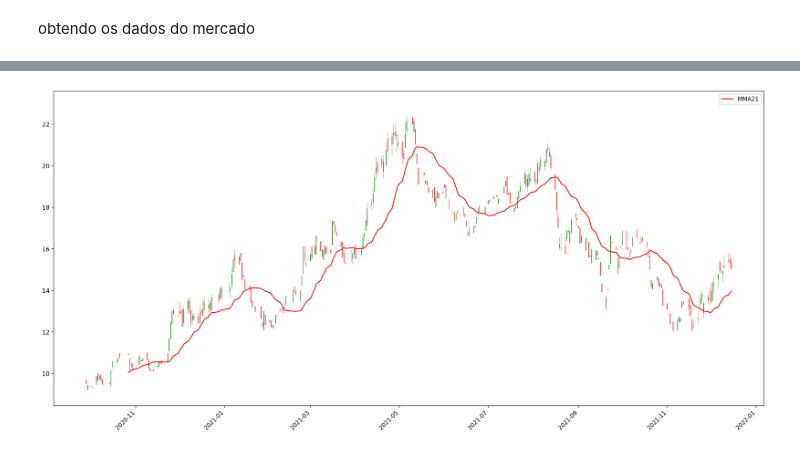
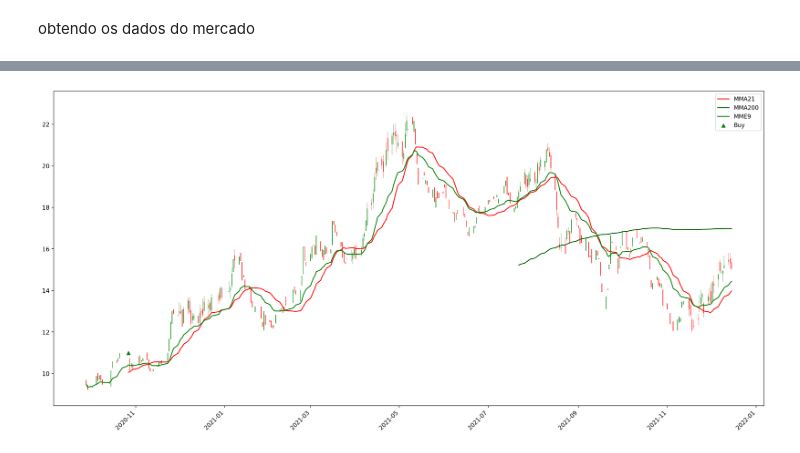
Before and after one commit to mozzaquatro/financial_market, a Jupyter notebook: 02_Definindo_intervalos,_calculando_e_plotando_médias_móveis.ipynb, the cells around one changed output, grey strips where cells are left out. Drawn from its saved outputs; the diff is of its cells as text; code cells hidden in the pictures.

```diff
--- a/02_Definindo_intervalos,_calculando_e_plotando_médias_móveis.ipynb
+++ b/02_Definindo_intervalos,_calculando_e_plotando_médias_móveis.ipynb
@@ -48,10 +33,10 @@ data
 mma21 = pd.DataFrame()
 mma21['close'] = data['close'].rolling(window=21).mean()
 mma200 = pd.DataFrame()
-mma200 = data.close.rolling(200).mean()
+mma200['close'] = data['close'].rolling(200).mean()
 #media exponencial
 mme9 = pd.DataFrame()
-mme9 = data.close.ewm(9).mean()
+mme9['close'] = data['close'].ewm(9).mean()
 # %%
 # Calculating the average of volue of window of 50 days
 VOL50 = pd.DataFrame()
@@ -79,0 +50,8 @@ mma21
+# %%
+# colocando tudo no dataframe de compra
+buy = pd.DataFrame()
+buy[ticket] = data['close']
+buy['mme9'] = mme9['close']
+buy['mma21'] = mma21['close']
+buy['VOL15'] = VOL15['volume']
+buy['VOL50'] = VOL50['volume']
@@ -86,23 +66,23 @@ def buy_sell(data):
     for i in range(len(data)):
         # GOLDEN CROSS & VOL50 > VOL200
         ##if ((data['SMA30'][i] > data['SMA100'][i]) and (data['VOL15'][i] > data['VOL50'][i])):
-        if ((data['mme9'][i] > data['SMA100'][i]) and (data['VOL15'][i] > data['VOL50'][i])):
+        if ((data['mme9'][i] > data['mma21'][i]) ): # and (data['VOL15'][i] > data['VOL50'][i])):
             if flag != 1:
-                sigBuy.append(data['AAPL'][i])
+                sigBuy.append(data[ticket][i])
                 sigSell.append(np.nan)
                 flag = 1
             else:
                 sigBuy.append(np.nan)
                 sigSell.append(np.nan)
         # DEATH CROSS
-        elif data['SMA30'][i] < data['SMA100'][i]:
-            if flag != 0:
-                sigBuy.append(np.nan)
-                sigSell.append(data['AAPL'][i])
-                flag = 0
-            else:
-                sigBuy.append(np.nan)
-                sigSell.append(np.nan)
+        ##elif data['SMA30'][i] < data['SMA100'][i]:
+          ##  if flag != 0:
+            ##    sigBuy.append(np.nan)
+              ##  sigSell.append(data['AAPL'][i])
+                ##flag = 0
+            ##else:
+              ##  sigBuy.append(np.nan)
+                ##sigSell.append(np.nan)
         else:
             sigBuy.append(np.nan)
             sigSell.append(np.nan)
@@ -127,36 +107,42 @@ col2 = 'red'
 plt.bar(up.index,up.close-up.open,width,bottom=up.open,color=col1)
 plt.bar(up.index,up.high-up.close,width2,bottom=up.close,color=col1)
 plt.bar(up.index,up.low-up.open,width2,bottom=up.open,color=col1)
 
 #plot down prices
 plt.bar(down.index,down.close-down.open,width,bottom=down.open,color=col2)
 plt.bar(down.index,down.high-down.open,width2,bottom=down.open,color=col2)
 plt.bar(down.index,down.low-down.close,width2,bottom=down.close,color=col2)
 
 #rotate x-axis tick labels
 plt.xticks(rotation=45, ha='right')
 
 
 #média aritmetica
 plt.plot(mma21['close'], label="MMA21", color="red")
-mma200 = mma200.plot(label="MMA200", color="darkgreen")
+plt.plot(mma200['close'], label="MMA200", color="darkgreen")
 #media exponencial
-mme9 = mme9.plot(label="MME9", color="green")
+plt.plot(mme9['close'], label="MME9", color="green")
 
+
+#indicativo
+buy_or_sell = buy_sell(buy)
+# buy
+buy['Signal to Buy'] = buy_or_sell[0]
+plt.scatter(buy.index, buy['Signal to Buy'], label ="Buy", marker ="^", color='green')
 
 
 #legenda
 plt.legend()
 
 #display candlestick chart
 plt.show()
 
 
 #
 ##plt.fill( data.close.rolling(21).mean() , data.close.ewm(9).mean())
 #plt.fill (mma21,mme9)
 # %% [output]
-[figure, old version]
+[figure, new version]
 # %%
 
 
```
Also changed, not shown: parts of 4 cells of this notebook.
